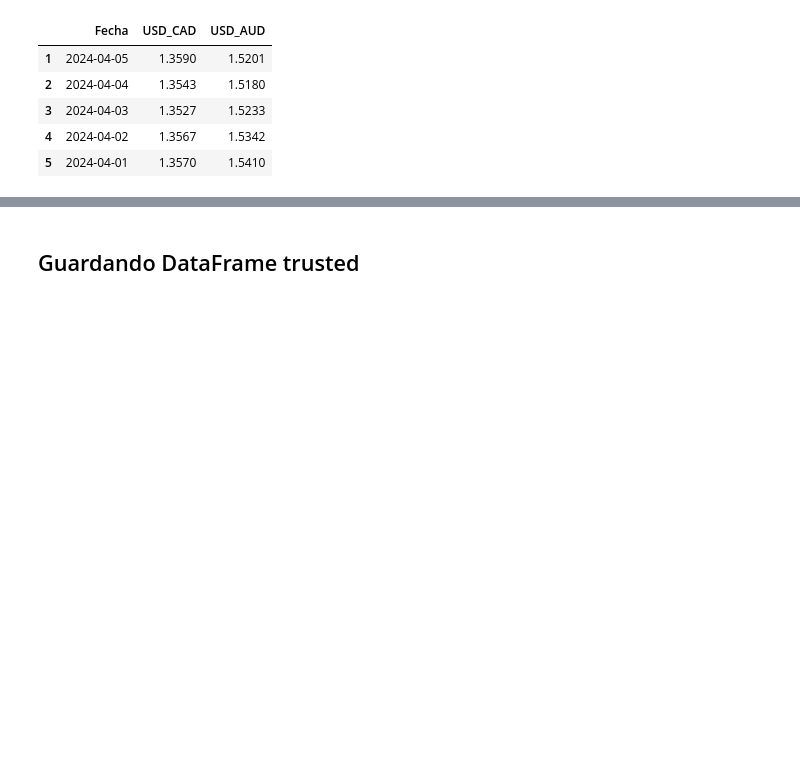
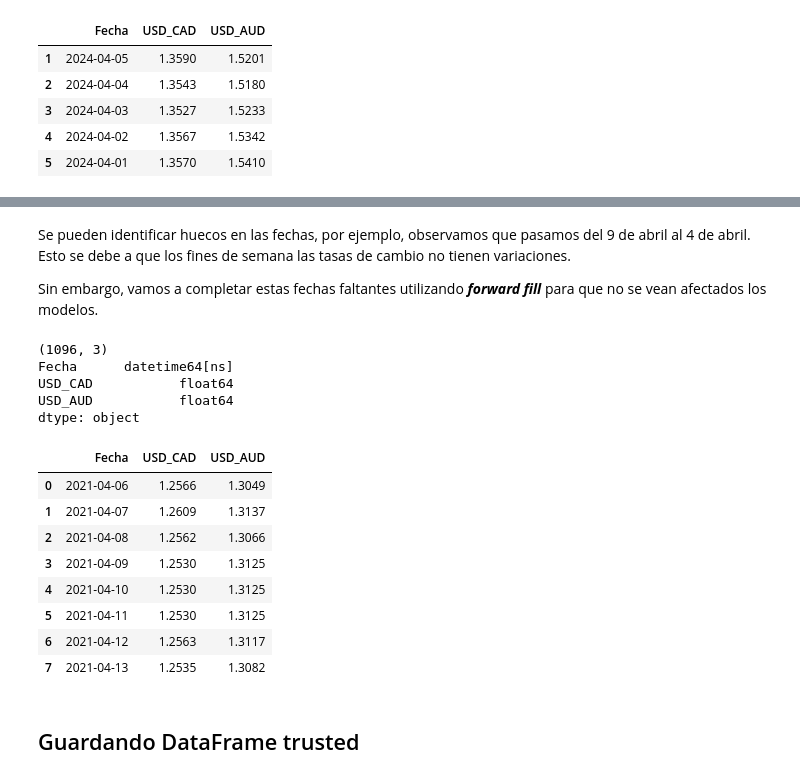
Before and after one commit to maestria-ds-eafit/estadistica-avanzada, a Jupyter notebook: taller_volatilidad/EDA/EDA.ipynb, the cells around one changed output, grey strips where cells are left out. Saved outputs shown, nothing was run; the diff lists cells and outputs as text; code cells hidden in the pictures; blank space fills up the shorter version.

Commit message:
Filling missing dates

```diff
--- a/taller_volatilidad/EDA/volatilidad.ipynb
+++ b/taller_volatilidad/EDA/EDA.ipynb
@@ -116,3 +127,38 @@ df.head()
+# %% [markdown]
+Se pueden identificar huecos en las fechas, por ejemplo, observamos que pasamos del 9 de abril al 4 de abril. Esto se debe a que los fines de semana las tasas de cambio no tienen variaciones.
+
+Sin embargo, vamos a completar estas fechas faltantes utilizando ***forward fill*** para que no se vean afectados los modelos.
+# %%
+df = df.sort_values('Fecha')
+
+# Creating all missing dates between min and max date
+all_dates = pd.date_range(start=df['Fecha'].min(), end=df['Fecha'].max(), freq='D')
+
+# Reindex the DataFrame with all dates
+df = df.set_index('Fecha').reindex(all_dates).rename_axis('Fecha').reset_index()
+
+# Filling NaN values with the value from the previous day (forward fill)
+df.ffill(inplace=True)
+
+print(df.shape)
+print(df.dtypes)
+
+df.head(8)
+# %% [output]
+(1096, 3)
+Fecha      datetime64[ns]
+USD_CAD           float64
+USD_AUD           float64
+dtype: object
+|  | Fecha | USD_CAD | USD_AUD |
+| 0 | 2021-04-06 | 1.2566 | 1.3049 |
+| 1 | 2021-04-07 | 1.2609 | 1.3137 |
+| 2 | 2021-04-08 | 1.2562 | 1.3066 |
+| 3 | 2021-04-09 | 1.2530 | 1.3125 |
+| 4 | 2021-04-10 | 1.2530 | 1.3125 |
+| 5 | 2021-04-11 | 1.2530 | 1.3125 |
+| 6 | 2021-04-12 | 1.2563 | 1.3117 |
+| 7 | 2021-04-13 | 1.2535 | 1.3082 |
 # %% [markdown]
 ## Guardando DataFrame trusted
 # %%
```
Also changed, not shown: parts of 3 cells of this notebook, 2 other files.
